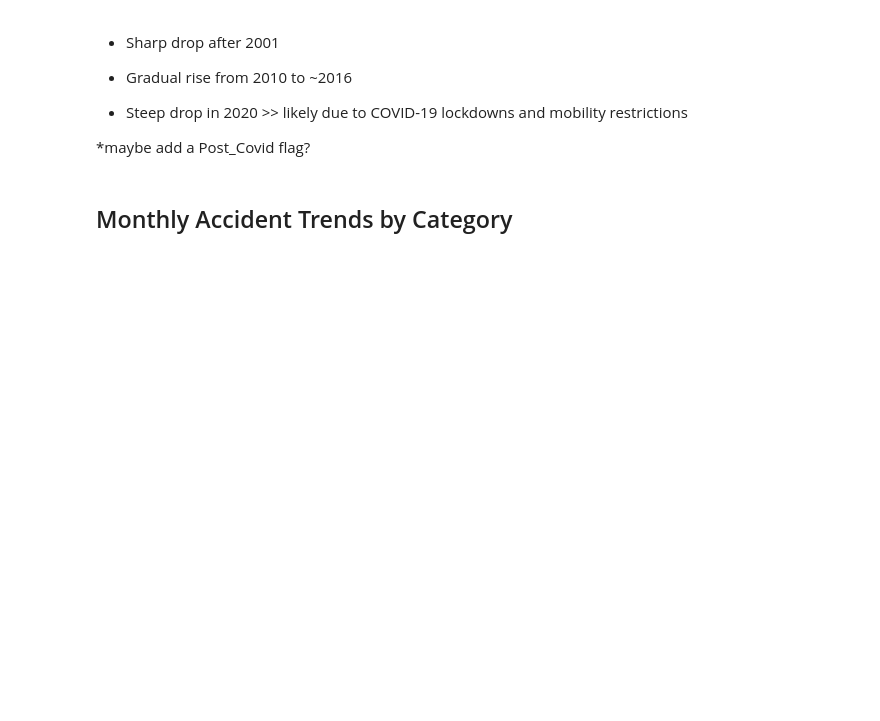
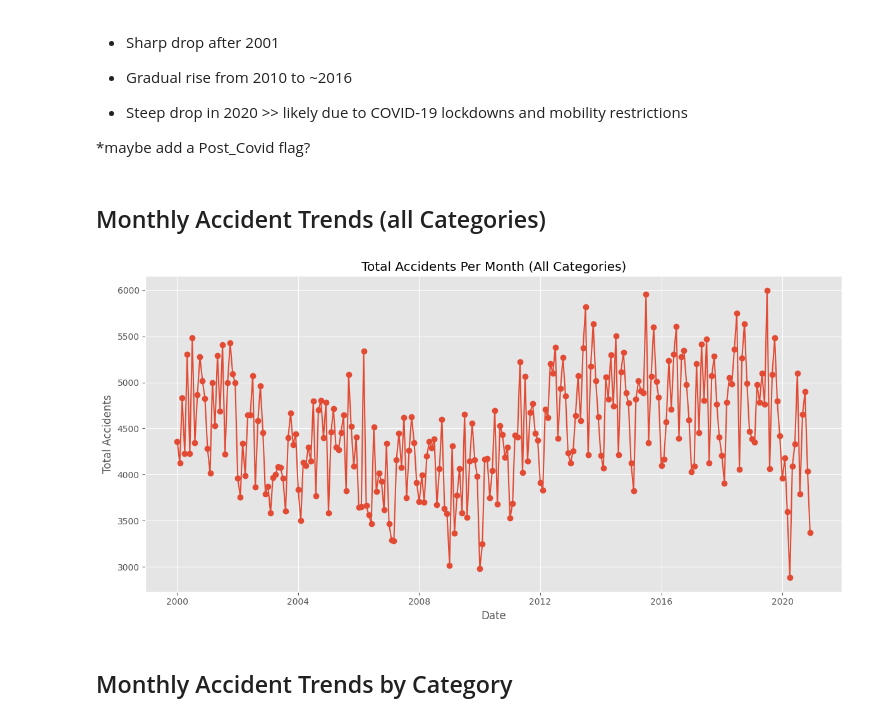
Before and after one commit to Ila-22/AI-Model, a Jupyter notebook: main.ipynb, the cells around one changed output. Saved outputs shown, nothing was run; the diff lists cells and outputs as text; code cells hidden in the pictures; blank space fills up the shorter version.

```diff
--- a/main.ipynb
+++ b/main.ipynb
@@ -226,6 +211,31 @@ plt.show()
 - Steep drop in 2020 >> likely due to COVID-19 lockdowns and mobility restrictions
 
 *maybe add a Post_Covid flag?
+# %% [markdown]
+## Monthly Accident Trends (all Categories)
+# %%
+df_total = df.reset_index()
+df_total = df_total[df_total['Accident_type'] == 'Total'].copy()
+monthly_totals = (
+    df_total
+    .groupby(['Year', 'month_num'], as_index=False)['Value']
+    .sum()
+    .rename(columns={'Value': 'Total_Accidents'})
+)
+
+monthly_totals['Date'] = pd.to_datetime(monthly_totals['Year'].astype(str) + '-' + monthly_totals['month_num'].astype(str).str.zfill(2))
+monthly_totals = monthly_totals.sort_values('Date')
+
+plt.figure(figsize=(12, 6))
+plt.plot(monthly_totals['Date'], monthly_totals['Total_Accidents'], marker='o')
+plt.title('Total Accidents Per Month (All Categories)')
+plt.xlabel('Date')
+plt.ylabel('Total Accidents')
+plt.grid(True)
+plt.tight_layout()
+plt.show()
+# %% [output]
+[figure, added]
 # %% [markdown]
 ## Monthly Accident Trends by Category
 # %%
```
Also changed, not shown: parts of 7 cells of this notebook.
